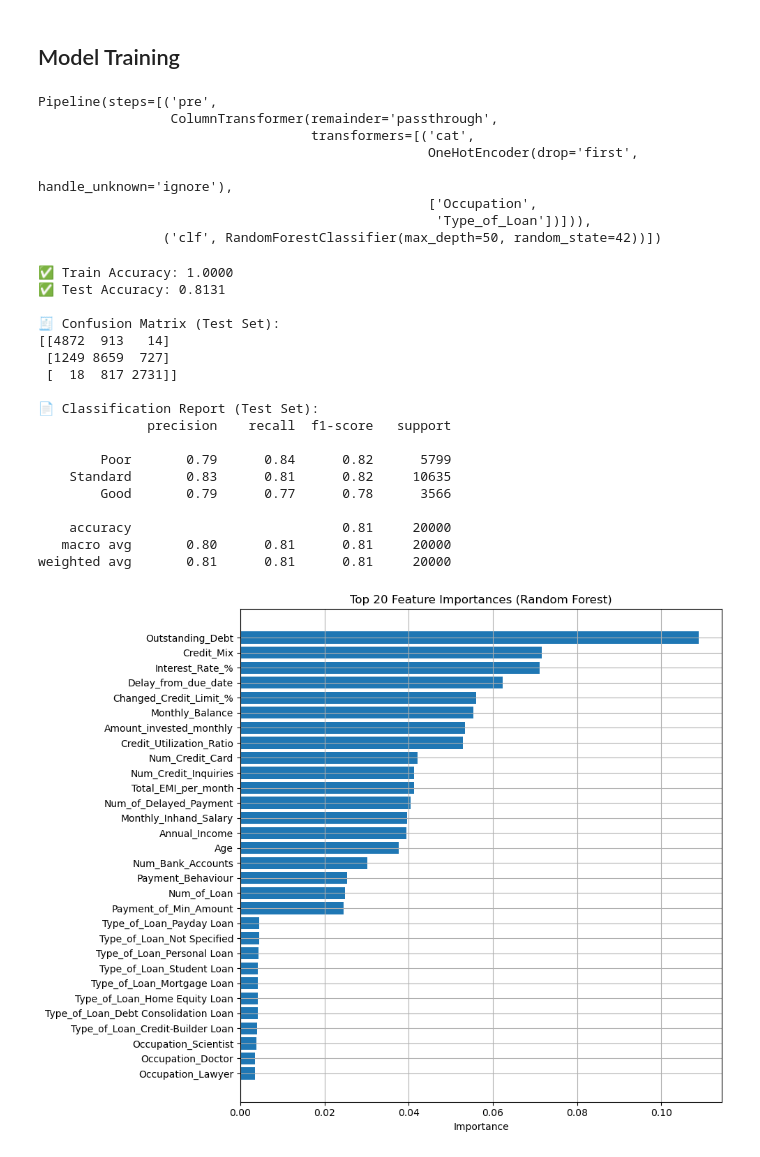
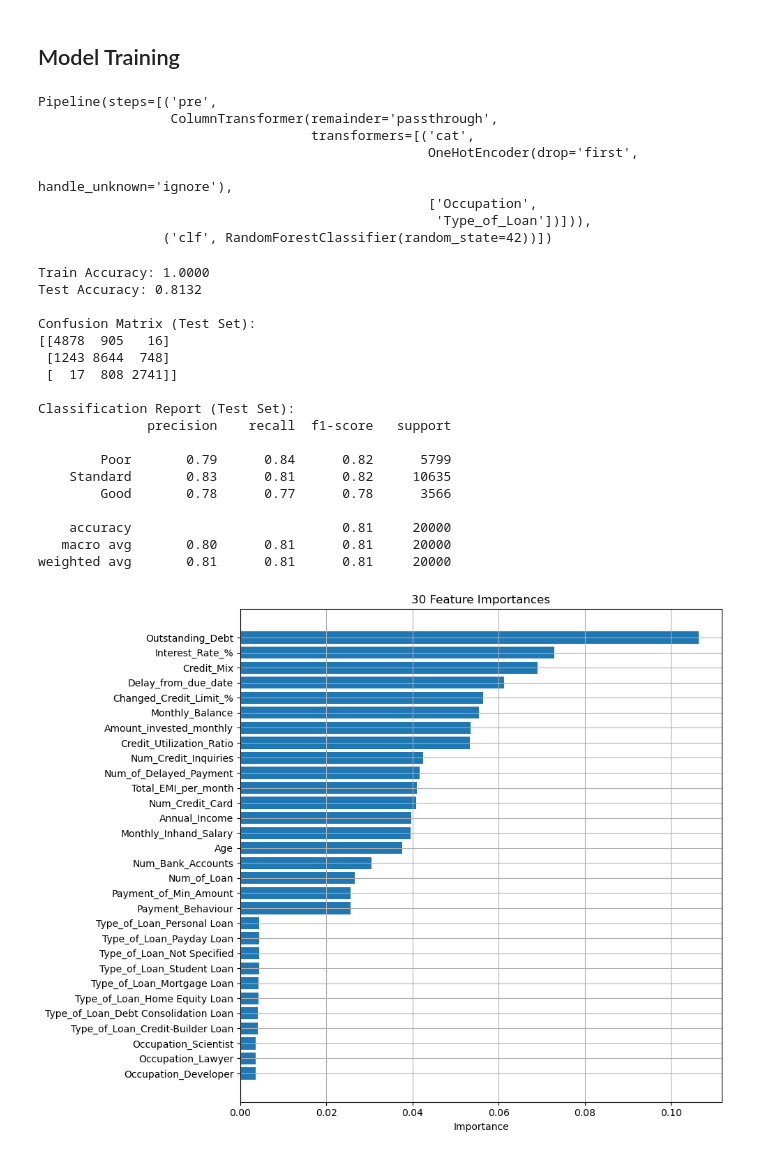
Before and after one commit to danisharain12/Credit-Score-Classification, a Jupyter notebook: Credit Score Classification.ipynb, the cells around one changed output. Cells and saved outputs as stored; diff of their text form; code cells hidden in the pictures.

```diff
--- a/Credit Score Classification.ipynb
+++ b/Credit Score Classification.ipynb
@@ -1127,24 +1127,18 @@ from sklearn.metrics import accuracy_score, classification_report, confusion_mat
 # %%
 cat_enc = ['Occupation', 'Type_of_Loan']
+# %%
+X = df.drop('Credit_Score', axis=1)
+y = df['Credit_Score']
+
+X_train, X_test, y_train, y_test = train_test_split(X, y, test_size=0.2, random_state=42, stratify=y)
 # %%
-X = df.drop('Credit_Score', axis=1)
-y = df['Credit_Score']
+preprocessor = ColumnTransformer(
+    transformers=[('cat', OneHotEncoder(handle_unknown='ignore', drop='first'), cat_enc)],
+    remainder='passthrough')
 
-X_train, X_test, y_train, y_test = train_test_split(
-    X, y, test_size=0.2, random_state=42, stratify=y)
-
-preprocessor = ColumnTransformer(
-    transformers=[
-        ('cat', OneHotEncoder(handle_unknown='ignore', drop='first'), cat_enc)
-    ],
-    remainder='passthrough'
-)
-
-# 3. Pipeline
 pipe = Pipeline(steps=[
     ('pre', preprocessor),
-    ('clf', RandomForestClassifier(random_state=42, max_depth=50))
-])
+    ('clf', RandomForestClassifier(random_state=42))])
 # %%
 pipe.fit(X_train, y_train)
 # %% [output]
@@ -1155,39 +1149,36 @@ Pipeline(steps=[('pre',
                                                                 handle_unknown='ignore'),
                                                   ['Occupation',
                                                    'Type_of_Loan'])])),
-                ('clf', RandomForestClassifier(max_depth=50, random_state=42))])
+                ('clf', RandomForestClassifier(random_state=42))])
 # %%
 train_preds = pipe.predict(X_train)
 test_preds = pipe.predict(X_test)
 
-# Accuracy
-from sklearn.metrics import accuracy_score, confusion_matrix, classification_report
-
-print("✅ Train Accuracy: {:.4f}".format(accuracy_score(y_train, train_preds)))
-print("✅ Test Accuracy: {:.4f}".format(accuracy_score(y_test, test_preds)))
+print("Train Accuracy: {:.4f}".format(accuracy_score(y_train, train_preds)))
+print("Test Accuracy: {:.4f}".format(accuracy_score(y_test, test_preds)))
 
 # Confusion Matrix
-print("\n🧾 Confusion Matrix (Test Set):")
+print("\nConfusion Matrix (Test Set):")
 print(confusion_matrix(y_test, test_preds))
 
 # Classification Report
-print("\n📄 Classification Report (Test Set):")
+print("\nClassification Report (Test Set):")
 print(classification_report(y_test, test_preds, target_names=['Poor', 'Standard', 'Good']))
 # %% [output]
-✅ Train Accuracy: 1.0000
-✅ Test Accuracy: 0.8131
+Train Accuracy: 1.0000
+Test Accuracy: 0.8132
 
-🧾 Confusion Matrix (Test Set):
-[[4872  913   14]
- [1249 8659  727]
- [  18  817 2731]]
+Confusion Matrix (Test Set):
+[[4878  905   16]
+ [1243 8644  748]
+ [  17  808 2741]]
 
-📄 Classification Report (Test Set):
+Classification Report (Test Set):
               precision    recall  f1-score   support
 
         Poor       0.79      0.84      0.82      5799
     Standard       0.83      0.81      0.82     10635
-        Good       0.79      0.77      0.78      3566
+        Good       0.78      0.77      0.78      3566
 
     accuracy                           0.81     20000
    macro avg       0.80      0.81      0.81     20000
@@ -1195,32 +1186,23 @@ weighted avg       0.81      0.81      0.81     20000
 # %%
 rf_model = pipe.named_steps['clf']
 
-# 2. Get feature names from ColumnTransformer
-# Get one-hot encoded column names
 ohe = pipe.named_steps['pre'].named_transformers_['cat']
 ohe_feature_names = ohe.get_feature_names_out(cat_enc)
 
-# Combine with 'passthrough' numeric columns
 numeric_features = [col for col in X.columns if col not in cat_enc]
 all_feature_names = list(ohe_feature_names) + numeric_features
 
-# 3. Get feature importances
 importances = rf_model.feature_importances_
 
-# 4. Create DataFrame for plotting
-feat_imp = pd.DataFrame({
-    'Feature': all_feature_names,
-    'Importance': importances
-}).sort_values(by='Importance', ascending=False)
+feat_imp = pd.DataFrame({'Feature': all_feature_names,'Importance': importances}).sort_values(by='Importance', ascending=False)
 
-# 5. Plot
 plt.figure(figsize=(10, 8))
-top_n = 30  # Show top 20 features
+top_n = 30
 plt.barh(feat_imp['Feature'][:top_n][::-1], feat_imp['Importance'][:top_n][::-1])
-plt.title('Top 20 Feature Importances (Random Forest)')
+plt.title('30 Feature Importances')
 plt.xlabel('Importance')
 plt.grid(True)
 plt.tight_layout()
 plt.show()
 # %% [output]
-[figure, old version]
+[figure, new version]
```
Also changed, not shown: parts of 9 cells of this notebook.
